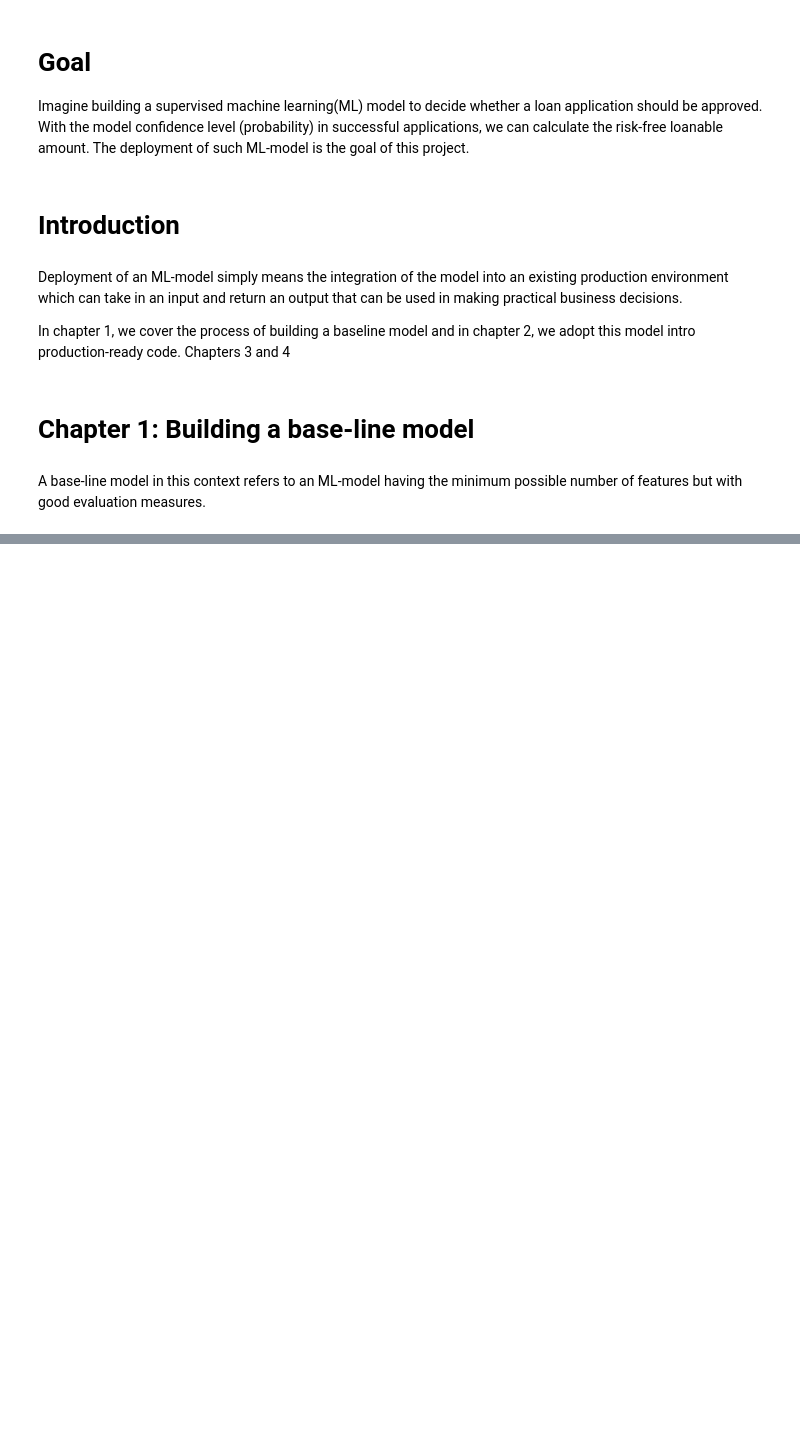
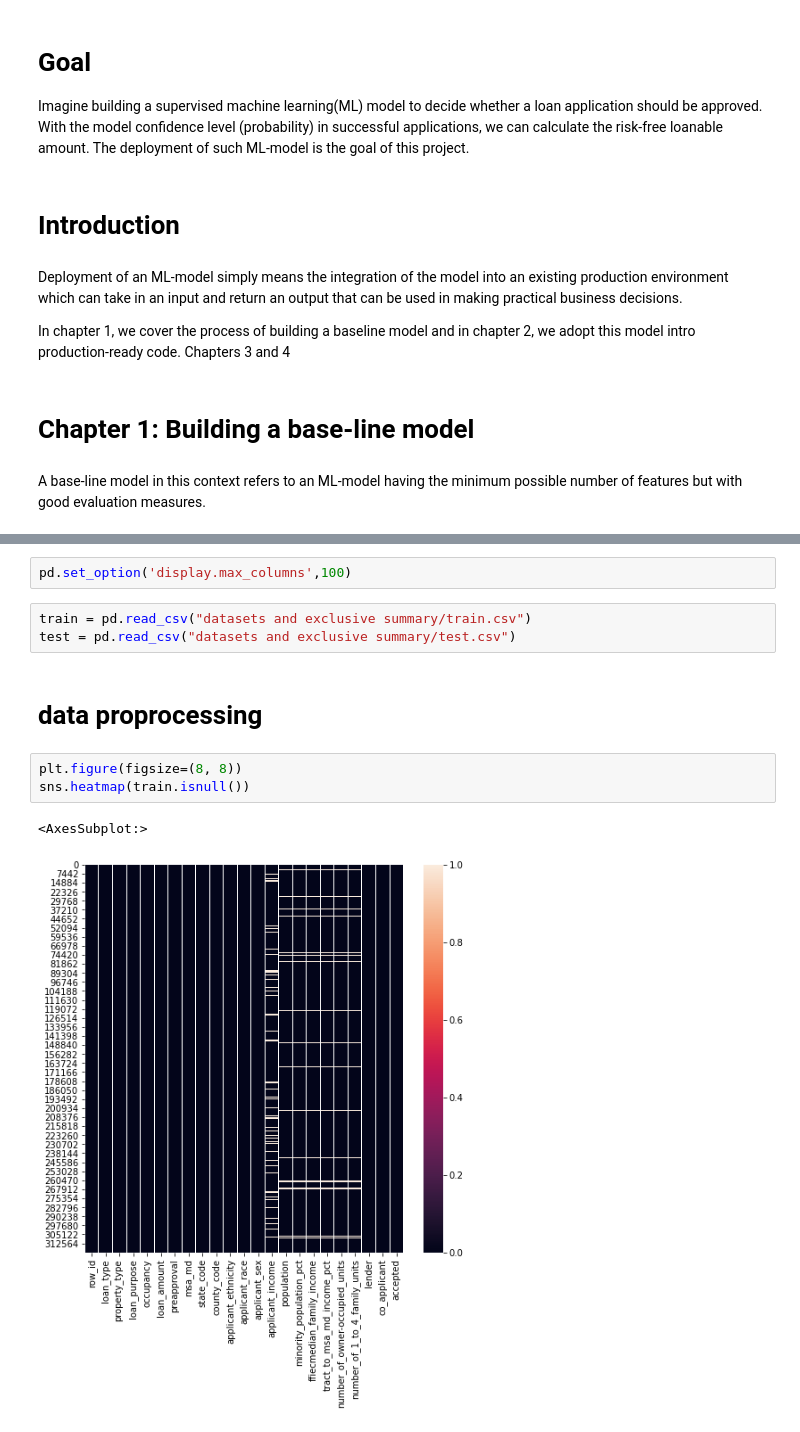
Before and after one commit to vedanthpadigelwar/Complete-AI, a Jupyter notebook: blogs/Deployment of Machine learning Models Demystified/Deployment of Machine learning Models Demystified.ipynb, the cells around one changed output, grey strips where cells are left out. Drawn from its saved outputs; the diff is of its cells as text; blank space fills up the shorter version.

```diff
--- a/blogs/Deployment of Machine learning Models Demystified/Deployment of Machine learning Models Demystified.ipynb
+++ b/blogs/Deployment of Machine learning Models Demystified/Deployment of Machine learning Models Demystified.ipynb
@@ -17,0 +41,13 @@ Deployment of an ML-model simply means the integration of the model into an exis
+# %%
+pd.set_option('display.max_columns',100)
+# %%
+train = pd.read_csv("datasets and exclusive summary/train.csv")
+test = pd.read_csv("datasets and exclusive summary/test.csv")
+# %% [markdown]
+# data proprocessing
+# %%
+plt.figure(figsize=(8, 8))
+sns.heatmap(train.isnull())
+# %% [output]
+<AxesSubplot:>
+[figure, added]
```
Also changed, not shown: parts of 2 cells of this notebook, 23 other files.
